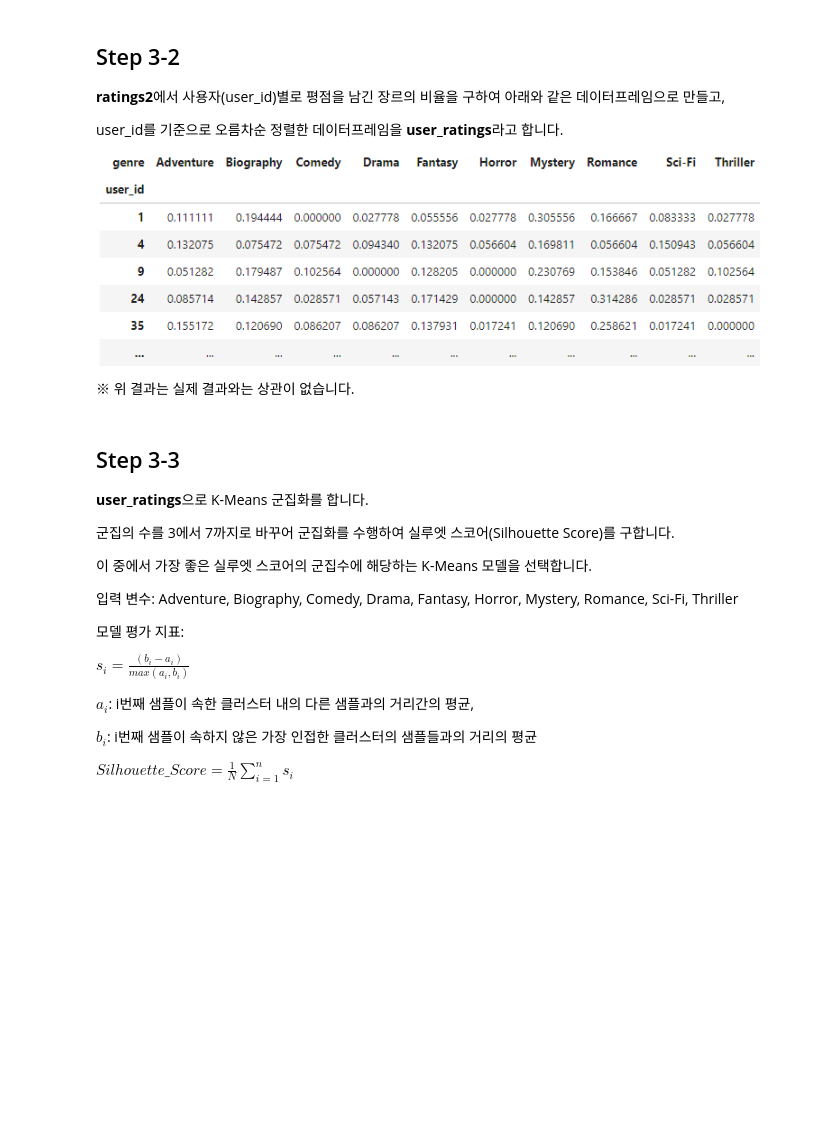
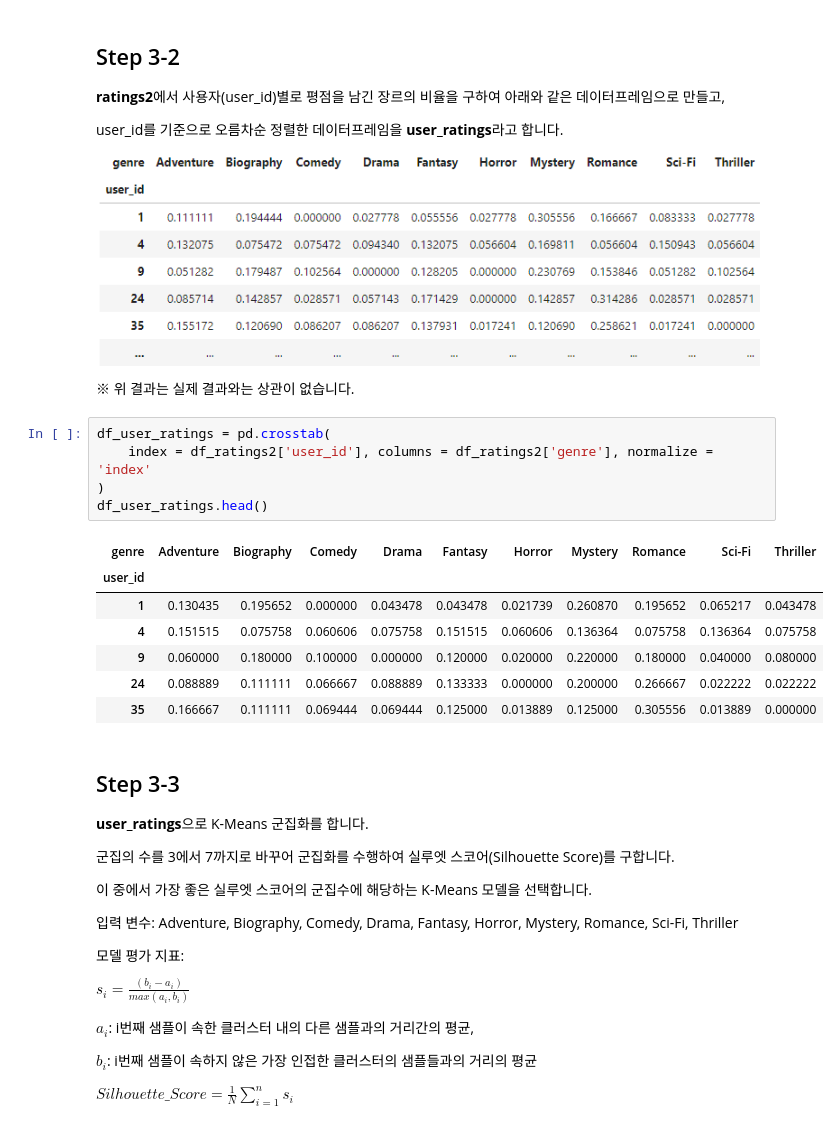
Before and after one commit to sunkusun9/DS_prob1_2510, a Jupyter notebook: prob_solution.ipynb, the cells around one changed output. Saved outputs shown, nothing was run; the diff lists cells and outputs as text; blank space fills up the shorter version.

```diff
--- a/prob_solution.ipynb
+++ b/prob_solution.ipynb
@@ -1268,6 +1281,19 @@ user_id를 기준으로 오름차순 정렬한 데이터프레임을 **user_rati
 ![image.png](embedded-picture-1)
 
 ※ 위 결과는 실제 결과와는 상관이 없습니다.
+# %%
+df_user_ratings = pd.crosstab(
+    index = df_ratings2['user_id'], columns = df_ratings2['genre'], normalize = 'index'
+)
+df_user_ratings.head()
+# %% [output]
+| genre | Adventure | Biography | Comedy | Drama | Fantasy | Horror | Mystery | Romance | Sci-Fi | Thriller |
+| user_id |  |  |  |  |  |  |  |  |  |  |
+| 1 | 0.130435 | 0.195652 | 0.000000 | 0.043478 | 0.043478 | 0.021739 | 0.260870 | 0.195652 | 0.065217 | 0.043478 |
+| 4 | 0.151515 | 0.075758 | 0.060606 | 0.075758 | 0.151515 | 0.060606 | 0.136364 | 0.075758 | 0.136364 | 0.075758 |
+| 9 | 0.060000 | 0.180000 | 0.100000 | 0.000000 | 0.120000 | 0.020000 | 0.220000 | 0.180000 | 0.040000 | 0.080000 |
+| 24 | 0.088889 | 0.111111 | 0.066667 | 0.088889 | 0.133333 | 0.000000 | 0.200000 | 0.266667 | 0.022222 | 0.022222 |
+| 35 | 0.166667 | 0.111111 | 0.069444 | 0.069444 | 0.125000 | 0.013889 | 0.125000 | 0.305556 | 0.013889 | 0.000000 |
 # %% [markdown]
 ## Step 3-3
 
```
Also changed, not shown: parts of 12 cells of this notebook.
